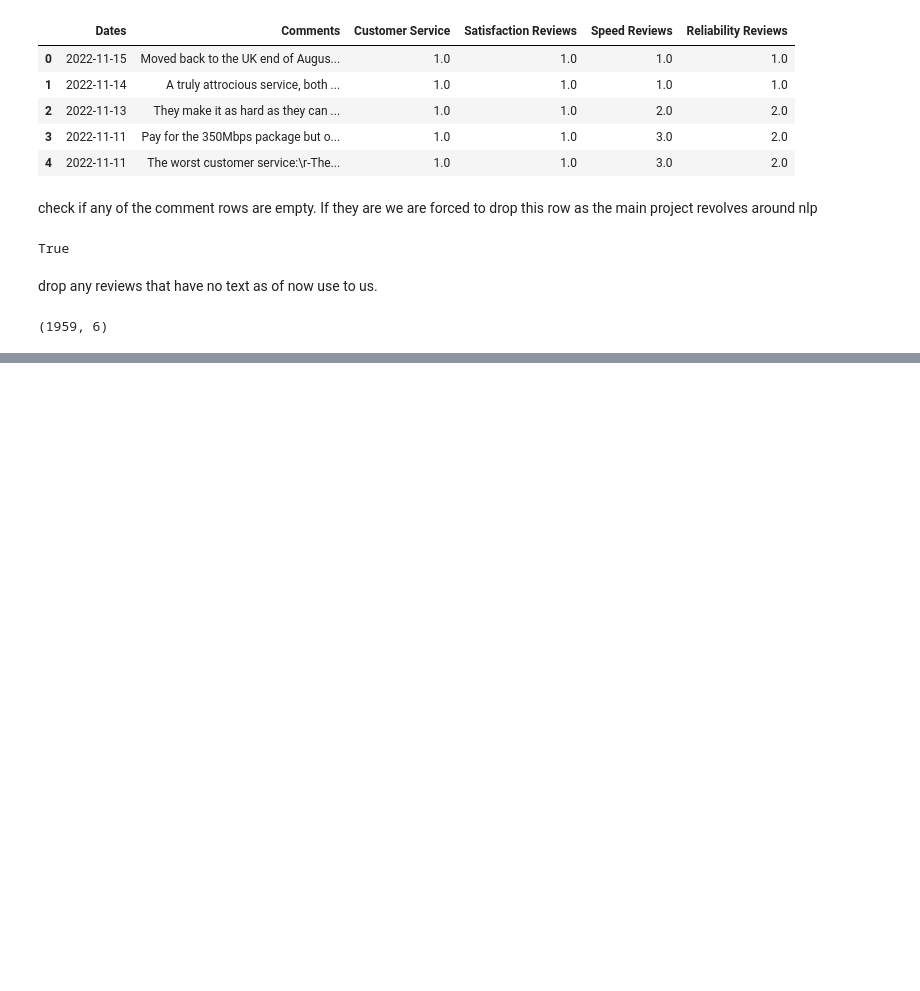
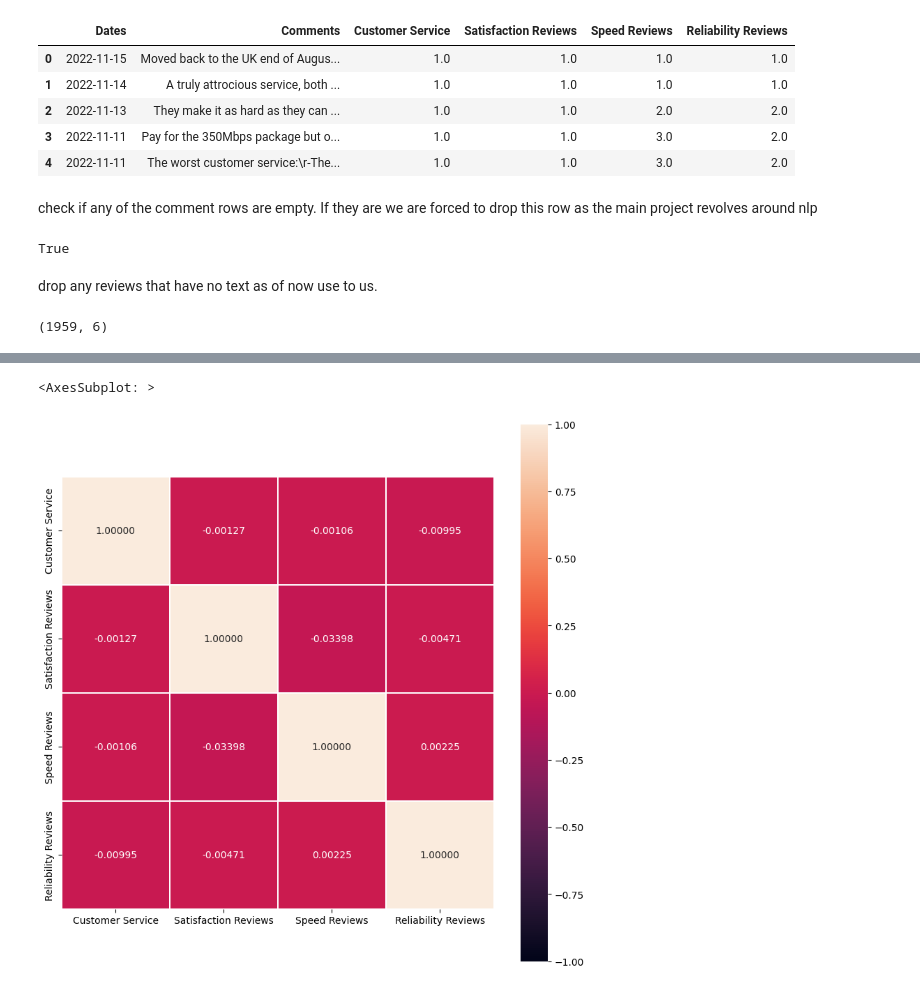
Before and after one commit to Beatrix-droid/Broadband-reviews-NLP, a Jupyter notebook: preprocessing.ipynb, the cells around one changed output, grey strips where cells are left out. Cells and saved outputs as stored; diff of their text form; code cells hidden in the pictures; blank space fills up the shorter version.

```diff
--- a/preprocessing.ipynb
+++ b/preprocessing.ipynb
@@ -68,0 +88,14 @@ True
+# %%
+# Generate a mask for the upper triangle
+corr =raw_df.corr()
+mask = np.triu(np.ones_like(corr, dtype=bool))
+
+#Set up the matplotlib figure
+fig, ax = plt.subplots(figsize=(10,10))
+
+# Draw the heatmap with 'sns.heatmap()'
+
+sns.heatmap(corr, vmin=-1,vmax=1, square=True, fmt='.5f', linewidths='0.05', annot=True)
+# %% [output]
+<AxesSubplot: >
+[figure, added]
```
Also changed, not shown: parts of 20 cells of this notebook, 1 other file.
